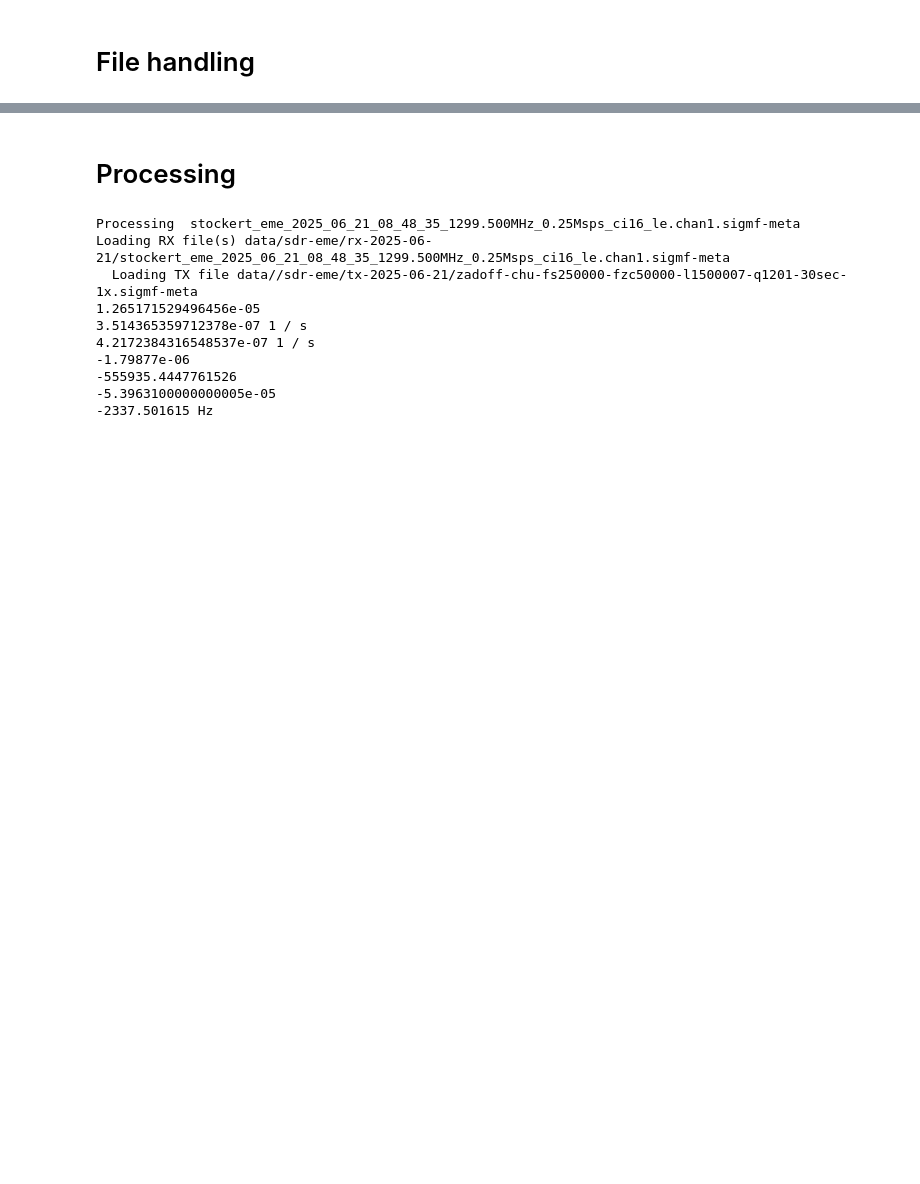
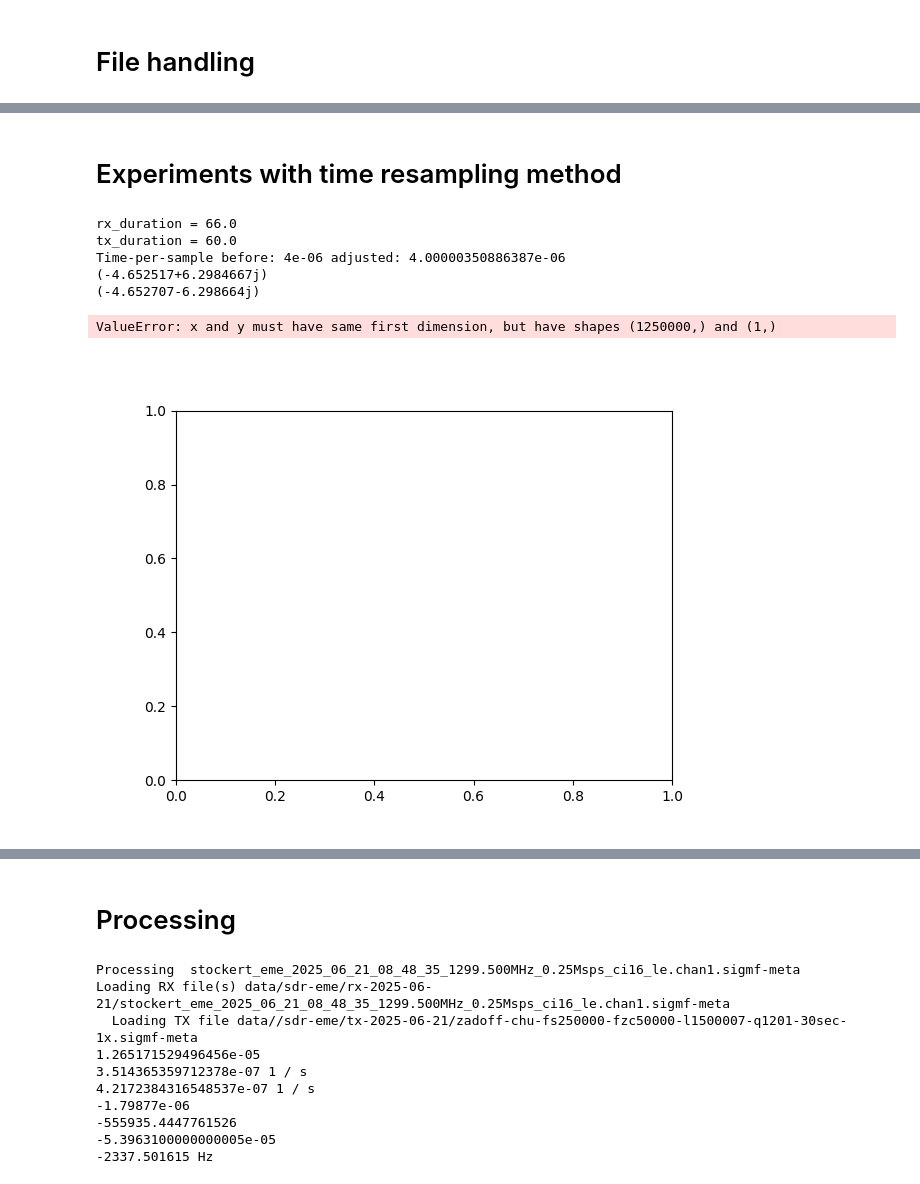
Before and after one commit to thandal/moon-radar, a Jupyter notebook: notebooks/Planetary Radar -- Moon -- CLEAN.ipynb, the cells around one changed output, grey strips where cells are left out. Cells and saved outputs as stored; diff of their text form; code cells hidden in the pictures; blank space fills up the shorter version.

```diff
--- a/notebooks/Planetary Radar -- Moon -- CLEAN.ipynb
+++ b/notebooks/Planetary Radar -- Moon -- CLEAN.ipynb
@@ -105,13 +116,13 @@ def loadRxTxFiles(rx_chan0_sigmf_filename):
     rx_chan0_sigmf_file = sigmf.sigmffile.fromfile(rx_chan0_sigmf_filename)
     rx_samples = rx_chan0_sigmf_file.read_samples().astype("complex64")
     rx_info = rx_chan0_sigmf_file.get_global_info()
-    display(rx_info)
+    #display(rx_info)
     sample_rate = rx_info['core:sample_rate'] / au.s
     tx_filename = rx_info['core:description']
-    captures = rx_chan0_sigmf_file.get_captures()
-    display(captures[0])
-    frequency = captures[0]['core:frequency'] * au.Hz
-    rx_start_astrotime = at.Time(captures[0]['core:datetime'])
+    rx_captures = rx_chan0_sigmf_file.get_captures()
+    #display(rx_captures[0])
+    frequency = rx_captures[0]['core:frequency'] * au.Hz
+    rx_start_astrotime = at.Time(rx_captures[0]['core:datetime'])
 
     if "2025-06-21" in rx_chan0_sigmf_filename:
         tx_sigmf_filename = f"{DATA_ROOT}/sdr-eme/tx-2025-06-21/{tx_filename}"
@@ -119,12 +130,18 @@ def loadRxTxFiles(rx_chan0_sigmf_filename):
         tx_sigmf_filename = f"{DATA_ROOT}/sdr-eme/tx/{tx_filename}"
     print(f"  Loading TX file {tx_sigmf_filename}")
     tx_sigmf_file = sigmf.sigmffile.fromfile(tx_sigmf_filename)
+    tx_info = tx_sigmf_file.get_global_info()
+    #display(tx_info)
     tx_samples = tx_sigmf_file.read_samples().astype("complex64")
+    tx_captures = tx_sigmf_file.get_captures()
+    #display(tx_captures[0])
+
+    assert rx_info['core:sample_rate'] == tx_info['core:sample_rate'], "Sampling rates assumed to be the same"
+    assert rx_captures[0]['core:frequency'] == tx_captures[0]['core:frequency'], "Frequncies assumed to be the same"
 
     return rx_samples, tx_samples, sample_rate, frequency, rx_start_astrotime
 
-if 1:
+if 0:
     rx_chan0_sigmf_filename = f"{DATA_ROOT}/sdr-eme/rx-2025-06-21/stockert_eme_2025_06_21_10_06_39_1299.500MHz_0.25Msps_ci16_le.chan0.sigmf-meta"  # 60s tx, 66s rx!
     rx_samples, tx_samples, sample_rate, frequency, rx_start_astrotime = loadRxTxFiles(rx_chan0_sigmf_filename)
-    print(sample_rate, frequency, len(rx_samples) / sample_rate)
 # %% [output]
@@ -153,0 +149,60 @@ Loading RX file(s) data//sdr-eme/rx-2025-06-21/stockert_eme_2025_06_21_10_06_39_
+# %% [markdown]
+# Experiments with time resampling method
+# %%
+#tx2 = np.interp(np.arange(0, len(zc), 0.1), np.arange(0, len(zc), 1), zc)
+lt_start = 2.3952861011168265 # SHOULD actually correspond to tx_start time!!!
+lt_end = 2.395338732934891    # SHOULD actually correspond to tx_end time!!!
+#rx_start = rx_start_astrotime.unix
+rx_start = 0
+tx_start = rx_start + 1.0 # May not be exactly correct
+rx_duration = len(rx_samples) / sample_rate.value
+dprint('rx_duration')
+tx_duration = len(tx_samples) / sample_rate.value
+dprint('tx_duration')
+tx_end = tx_start + tx_duration
+
+rx_sample_times = rx_start + np.arange(len(rx_samples)) / sample_rate.value
+tx_sample_times = tx_start + np.arange(len(tx_samples)) / sample_rate.value
+
+adjusted_tx_sample_times = np.linspace(tx_start + lt_start, tx_end + lt_end, len(tx_samples), endpoint=False)
+
+print(f"Time-per-sample before: {1/sample_rate.value} adjusted: {adjusted_tx_sample_times[1] - adjusted_tx_sample_times[0]}")
+
+f2 = scipy.interpolate.interp1d(adjusted_tx_sample_times, tx_samples, kind='previous', fill_value=0.0, bounds_error=False)
+tx_samples2 = f2(rx_sample_times)
+c = scipy.signal.correlate(tx_samples2, rx_samples, mode='valid')
+print(c[0])
+s = np.sum(rx_samples * np.conj(tx_samples2))  # Almost? the same as c[0] 'valid',
+print(s)
+# %% [output]
+rx_duration = 66.0
+tx_duration = 60.0
+Time-per-sample before: 4e-06 adjusted: 4.00000350886387e-06
+(-4.652517+6.2984667j)
+(-4.652707-6.298664j)
+# %%
+if 0:
+    pl.figure()
+    i_end = -1
+    #i_end = 1000000
+    #pl.plot(rx_sample_times[:i_end], rx_samples[:i_end], ',')
+    #pl.plot(tx_sample_times[:i_end], tx_samples[:i_end] / 100, ',')
+    #pl.plot(rx_sample_times[:i_end], tx_samples2[:i_end] / 100, ',')
+    pl.plot(rx_samples[:i_end], ',')
+    pl.plot(tx_samples2[:i_end] / 100, ',')
+    pl.show()
+# %%
+if 1:
+    pl.figure()
+    pl.clf()
+    i_end = int(sample_rate.value * 5)
+    #pl.plot(rx_sample_times[:i_end] - rx_start_astrotime.unix, c[:i_end], '.')
+    pl.plot(rx_sample_times[:i_end], c[:i_end], '.')
+    transmission_start = 1.0 # + rx_start_astrotime.unix
+    expected_delay = 2.3953
+    pl.gca().axvline(transmission_start, color="black", linestyle="--")
+    pl.gca().axvline(transmission_start + expected_delay, color="black", linestyle="--")
+    pl.show()
+# %% [output]
+ValueError: x and y must have same first dimension, but have shapes (1250000,) and (1,)
+[figure, added]
```
Also changed, not shown: parts of 10 cells of this notebook.
